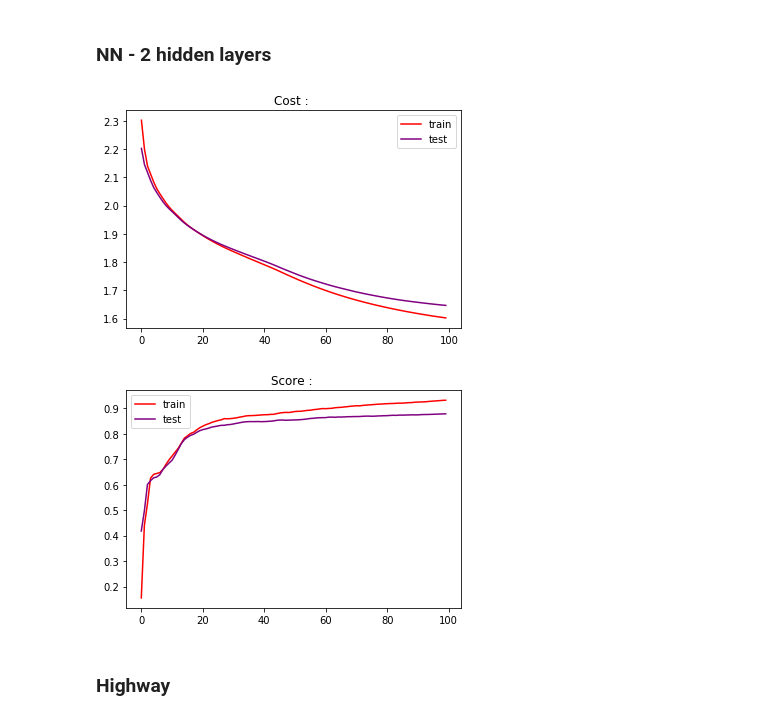
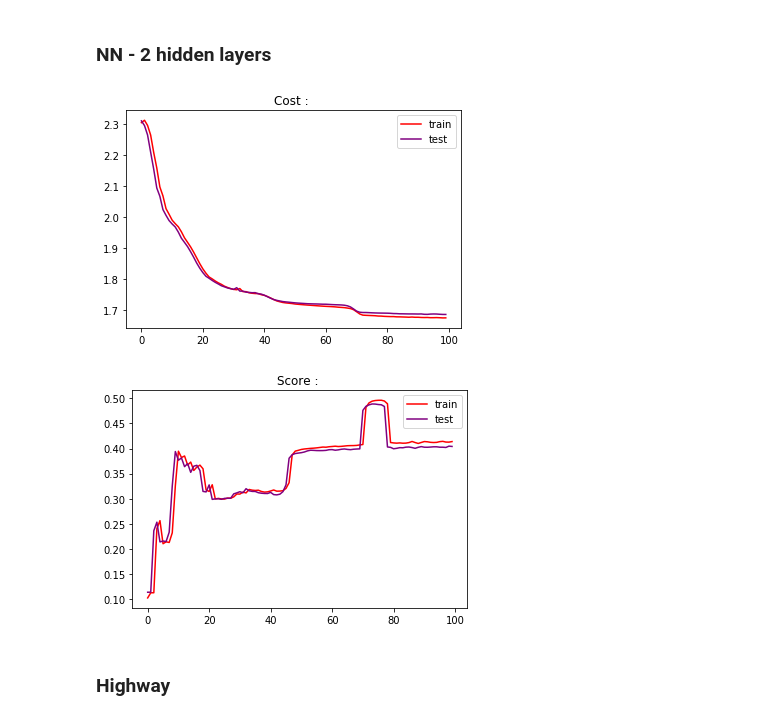
Before and after one commit to JulietteOrtholand/AS-TME1, a Jupyter notebook: Campagne Exp/campagne_exp - Copie.ipynb, the cells around one changed output. Saved outputs shown, nothing was run; the diff lists cells and outputs as text; code cells hidden in the pictures.

```diff
--- a/Campagne Exp/campagne_exp - Copie.ipynb
+++ b/Campagne Exp/campagne_exp - Copie.ipynb
@@ -31,8 +31,8 @@ from torch.nn import CrossEntropyLoss
 # %% [markdown]
 ## Jeu de données : MNIST
 # %%
-path = '../data'
-batch_size = 6000
+path = "data"
+batch_size = 60000
 batch_test = 10000
 
 train_loader, test_loader = get_dataset(batch_size, batch_test, path)
@@ -100,21 +164,25 @@ plot_CS(*tmp)
 ### NN - 2 hidden layers
 # %%
 model = Sequential(
-    Linear( dim, 15 ),
-    torch.nn.Tanh(),
-    Linear( 15, 10 ),
+    Linear( dim, 50 ),
+    torch.nn.Sigmoid(),
+    Linear( 50, 30),
+    torch.nn.ReLU(),
+    Linear( 30, 20),
+    torch.nn.Sigmoid(),
+    Linear( 20, 10 ),
     torch.nn.Sigmoid()
 )
 loss = CrossEntropyLoss()
-lr = 1e-2
+lr = 1e-1
 optim = torch.optim.Adam(model.parameters(), lr)
 
 nn = NeuralNetwork(model, loss, optim)
 tmp = nn.fit_eval(train_loader, test_loader, n_epochs=100)
 plot_CS(*tmp)
 # %% [output]
-[figure, old version]
+[figure, new version]
-[figure, old version]
+[figure, new version]
 # %% [markdown]
 ### Highway
 # %%
```
Also changed, not shown: parts of 12 cells of this notebook, 11 other files.
